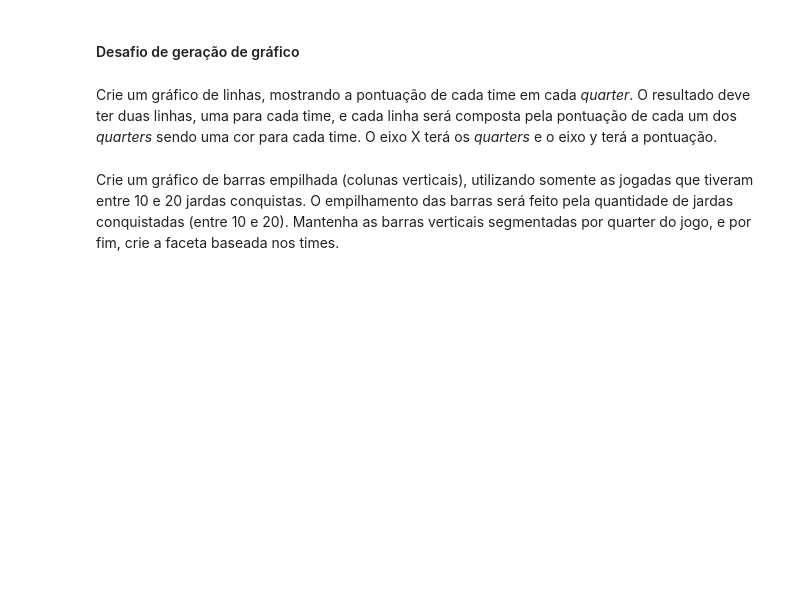
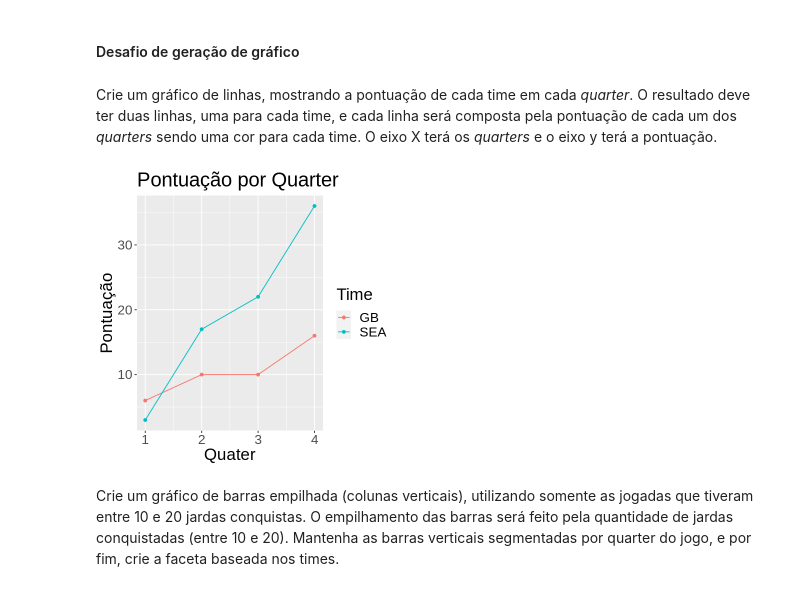
Before and after one commit to MillenRodrigues/Atividade-T7, a Jupyter notebook: Trilha7_ExercicioAprofundamento.ipynb, the cells around one changed output. Saved outputs shown, nothing was run; the diff lists cells and outputs as text; code cells hidden in the pictures; blank space fills up the shorter version.

Commit message:
Primeiro Gráfico pronto

```diff
--- a/Trilha7_ExercicioAprofundamento.ipynb
+++ b/Trilha7_ExercicioAprofundamento.ipynb
@@ -408,3 +406,23 @@ Crie um gráfico de linhas, mostrando a pontuação de cada time em cada *quarte
+# %%
+# construção da base
+df <-
+  pontuacaoJogadas %>%  # base com pontuações
+  inner_join(acoesJogadas, by='play_id') %>% # junta base que indica o quarter
+  filter(!is.na(posteam)) %>% # filtra deixando apenas jogadas que indicam time atacante
+  group_by(posteam, qtr) %>% # agrupa por time (atacante) e quarter
+  summarise(score=max(posteam_score),  # seleciona o score máximo para cada time em cada quarter
+    .groups='keep')  # evita warning sobre agrupamento com parâmetro padrão
+
+
+# plota o gráfico
+ggplot(data=df, aes(x=qtr, y=score, group=posteam)) + # define parametros do gráfico
+  geom_line(aes(color=posteam))+ # adiciona as linhas e define a cor por time
+  geom_point(aes(color=posteam)) + # adiciona pontos sobre a linha da cor de cada time
+  theme(text = element_text(size = 20)) + # aumenta o texto que é pequeno no colab
+  labs(title = "Pontuação por Quarter", # adiciona um título ao gráfico
+    x = "Quater", y = "Pontuação", color="Time") # renomeia os eixos e legenda de cores
+# %% [output]
+[figure, added]
 # %% [markdown]
 Crie um gráfico de barras empilhada (colunas verticais), utilizando somente as jogadas que tiveram entre 10 e 20 jardas conquistas.
 O empilhamento das barras será feito pela quantidade de jardas conquistadas (entre 10 e 20). Mantenha as barras verticais segmentadas por quarter do jogo, e por fim, crie a faceta baseada nos times.
```
Also changed, not shown: parts of 1 cell of this notebook.
